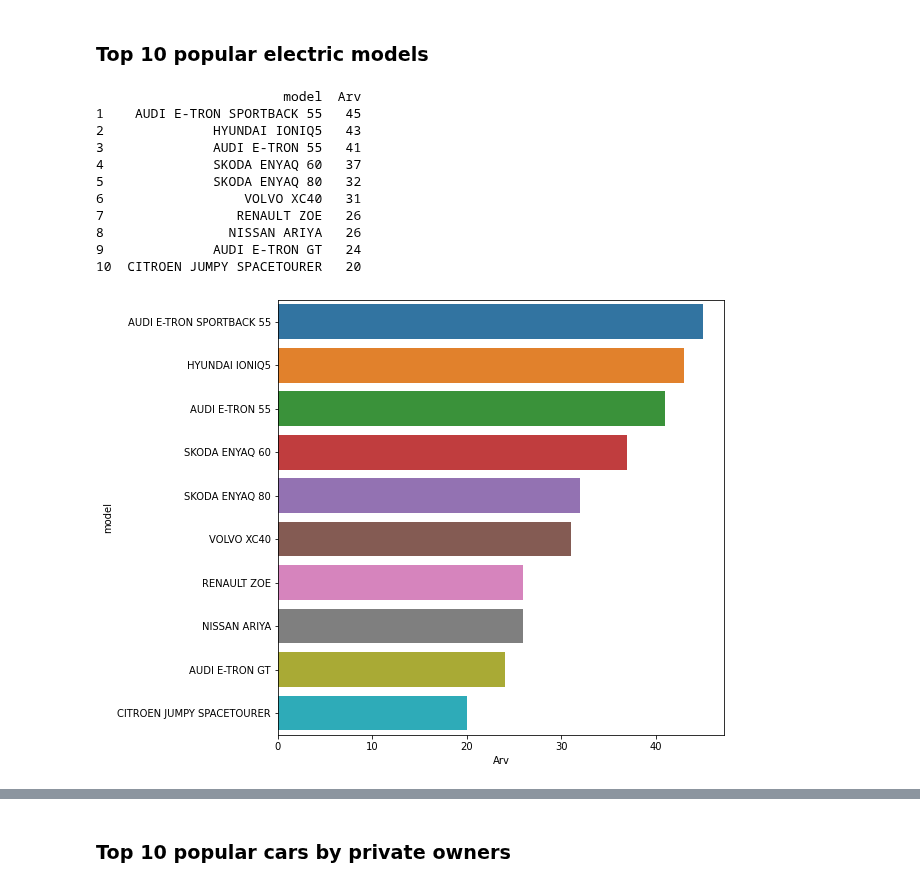
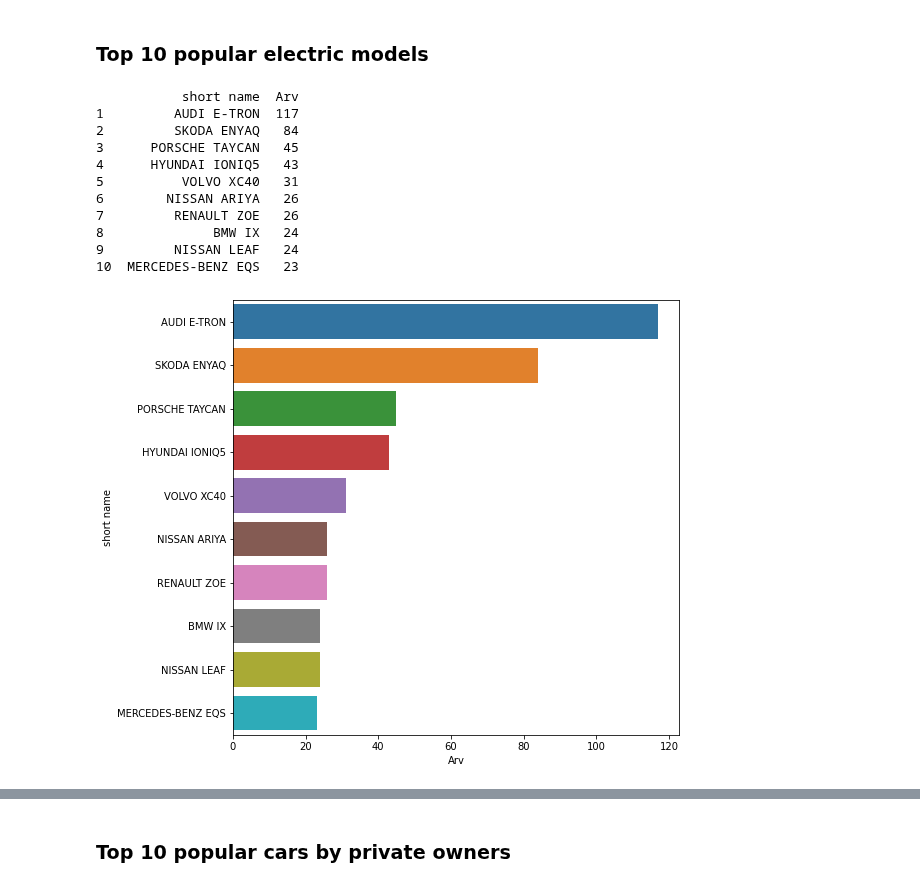
Before and after one commit to kirillstrelkov/playground, a Jupyter notebook: auto/mnt/mnt eesti2022.ipynb, the cells around one changed output, grey strips where cells are left out. Drawn from its saved outputs; the diff is of its cells as text; code cells hidden in the pictures.

```diff
--- a/auto/mnt/mnt eesti2022.ipynb
+++ b/auto/mnt/mnt eesti2022.ipynb
@@ -64,0 +43,4 @@ df.head()
+# %%
+df = df_o[COLUMNS]
+
+df.head()
@@ -67,3 +55,0 @@ df.head()
-# %%
-df['model'] = df['Mark'] + ' ' + df['Mudel']
-df.head()
@@ -85,8 +59,8 @@ from utils.file import read_file
 
 SUVS = set(yaml.safe_load(read_file("data/suvs.yaml").lower()))
 
-df['SUV'] = df['model'].str.lower().isin(SUVS)
-df[df['SUV']].sample(5)
+df['SUV'] = df[COLUMN_SHORT_NAME].str.lower().isin(SUVS)
+df[df['SUV']].head(5)
 # %% [output]
 A value is trying to be set on a copy of a slice from a DataFrame.
 Try using .loc[row_indexer,col_indexer] = value instead
@@ -102,11 +75,0 @@ See the caveats in the documentation: https://pandas.pydata.org/pandas-docs/stab
-# %%
-from decimal import *
-
-def round(number, digit=0):
-    return float(Decimal(number).quantize(Decimal(str(1/10**digit)), ROUND_HALF_UP))
-
-df['full model'] = df['Mark'] + ' ' + df['Mudel'] + '(' \
-              + df['Mootori tüüp'].map(lambda x: x.replace('kat.', '').strip()).map(str) + ', ' \
-              + df['Mootori maht'].map(lambda x: round(x / 1000, 1)).map(str) + ' cm3, ' \
-              + df['Mootori võimsus'].map(lambda x: int(x)).map(str) + ' kW)'
-df.head()
@@ -342,20 +252,19 @@ group_sort_and_plot(df_hybrids, ['full model'])
 # %% [markdown]
 ### Top 10 popular electric models
 # %%
-df['Mootori tüüp'].unique()
 df_electric = df[df['Mootori tüüp'] == 'ELEKTER']
 
-group_sort_and_plot(df_electric, ['model'])
+group_sort_and_plot(df_electric, [COLUMN_SHORT_NAME])
 # %% [output]
-                        model  Arv
-1    AUDI E-TRON SPORTBACK 55   45
-2              HYUNDAI IONIQ5   43
-3              AUDI E-TRON 55   41
-4              SKODA ENYAQ 60   37
-5              SKODA ENYAQ 80   32
-6                  VOLVO XC40   31
-7                 RENAULT ZOE   26
-8                NISSAN ARIYA   26
-9              AUDI E-TRON GT   24
-10  CITROEN JUMPY SPACETOURER   20
+           short name  Arv
+1         AUDI E-TRON  117
+2         SKODA ENYAQ   84
+3      PORSCHE TAYCAN   45
+4      HYUNDAI IONIQ5   43
+5          VOLVO XC40   31
+6        NISSAN ARIYA   26
+7         RENAULT ZOE   26
+8              BMW IX   24
+9         NISSAN LEAF   24
+10  MERCEDES-BENZ EQS   23
-[figure, old version]
+[figure, new version]
```
Also changed, not shown: parts of 41 cells of this notebook, 31 other files.
